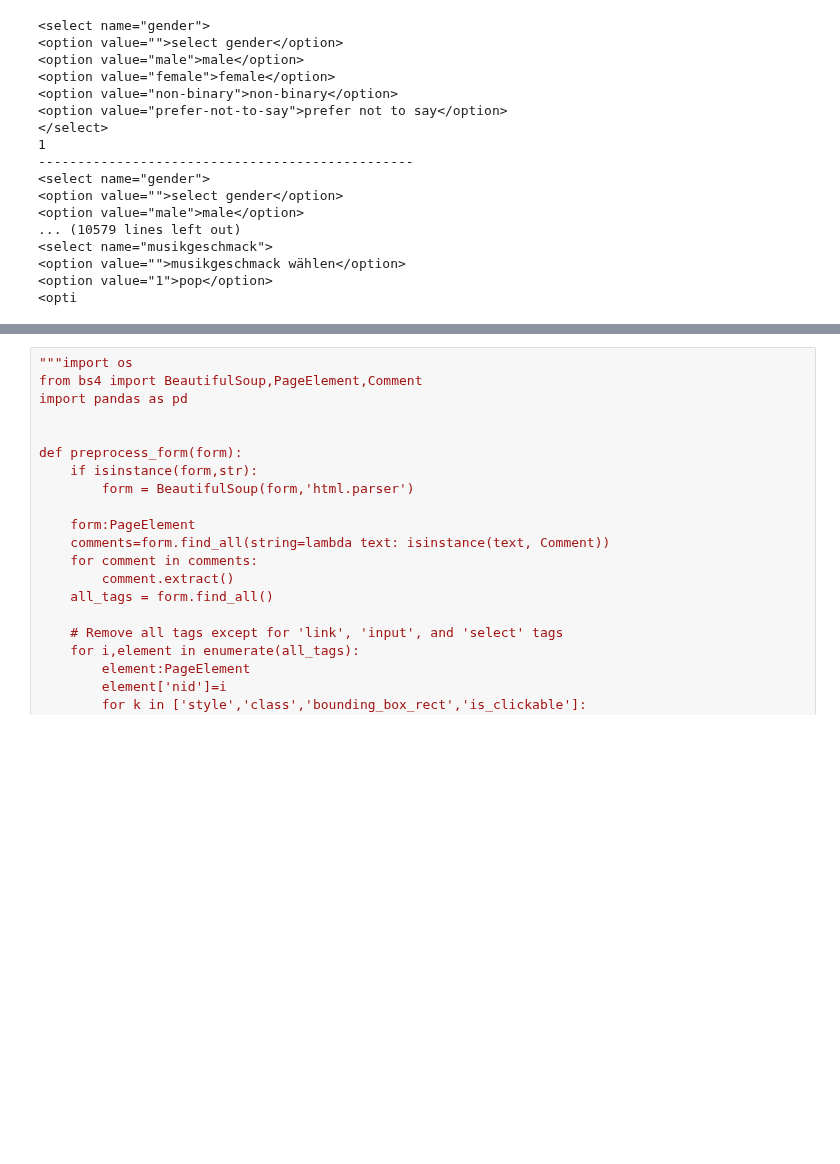
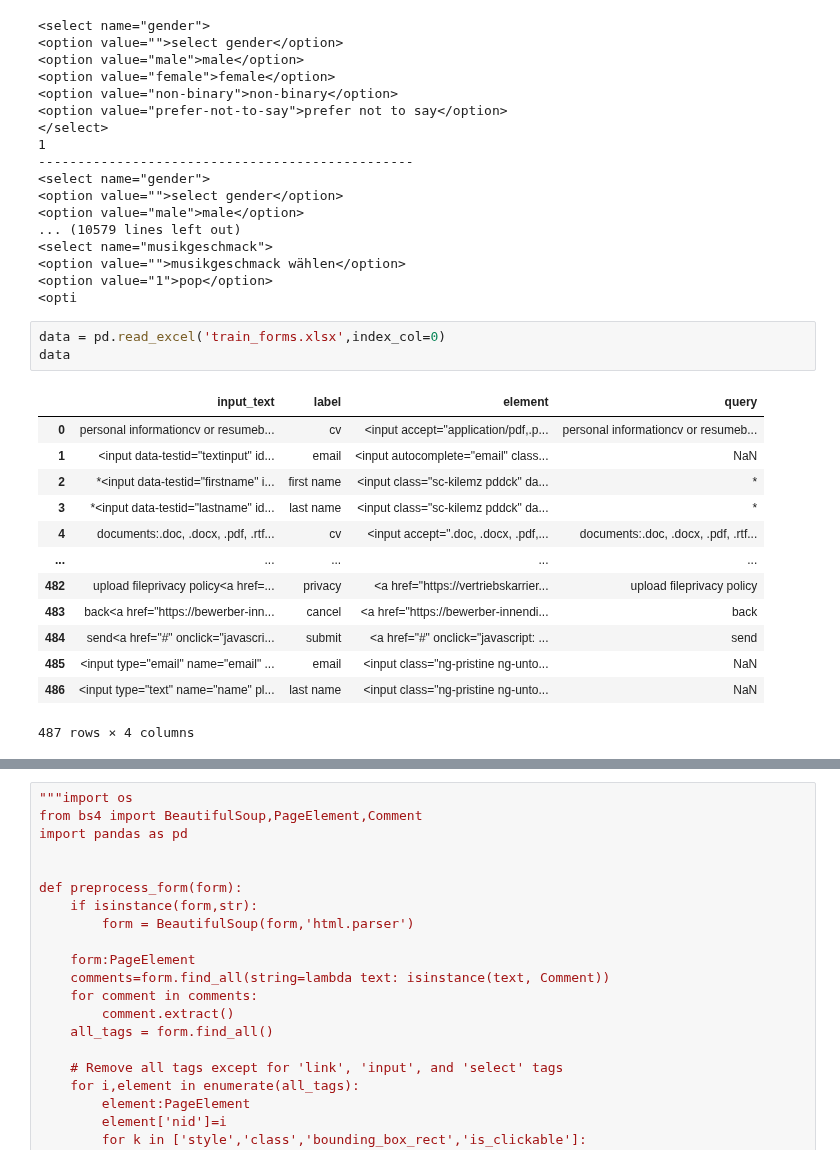
Before and after one commit to majidsh97/LLM, a Jupyter notebook: data_augmentation.ipynb, the cells around one changed output, grey strips where cells are left out. Saved outputs shown, nothing was run; the diff lists cells and outputs as text; blank space fills up the shorter version.

```diff
--- a/data_augmentation.ipynb
+++ b/data_augmentation.ipynb
@@ -737,6 +747,23 @@ for i,x in df.iterrows():
 <option value="">musikgeschmack wählen</option>
 <option value="1">pop</option>
 <opti
+# %%
+data = pd.read_excel('train_forms.xlsx',index_col=0)
+data
+# %% [output]
+|  | input_text | label | element | query |
+| 0 | personal informationcv or resumeb... | cv | <input accept="application/pdf,.p... | personal informationcv or resumeb... |
+| 1 | <input data-testid="textinput" id... | email | <input autocomplete="email" class... | NaN |
+| 2 | *<input data-testid="firstname" i... | first name | <input class="sc-kilemz pddck" da... | * |
+| 3 | *<input data-testid="lastname" id... | last name | <input class="sc-kilemz pddck" da... | * |
+| 4 | documents:.doc, .docx, .pdf, .rtf... | cv | <input accept=".doc, .docx, .pdf,... | documents:.doc, .docx, .pdf, .rtf... |
+| ... | ... | ... | ... | ... |
+| 482 | upload fileprivacy policy<a href=... | privacy | <a href="https://vertriebskarrier... | upload fileprivacy policy |
+| 483 | back<a href="https://bewerber-inn... | cancel | <a href="https://bewerber-innendi... | back |
+| 484 | send<a href="#" onclick="javascri... | submit | <a href="#" onclick="javascript: ... | send |
+| 485 | <input type="email" name="email" ... | email | <input class="ng-pristine ng-unto... | NaN |
+| 486 | <input type="text" name="name" pl... | last name | <input class="ng-pristine ng-unto... | NaN |
+487 rows × 4 columns
 # %%
 c1 = data['element'].str.contains('<a')
 c2 = data['element'].str.contains('<button')
```
Also changed, not shown: parts of 3 cells of this notebook, 8 other files.
